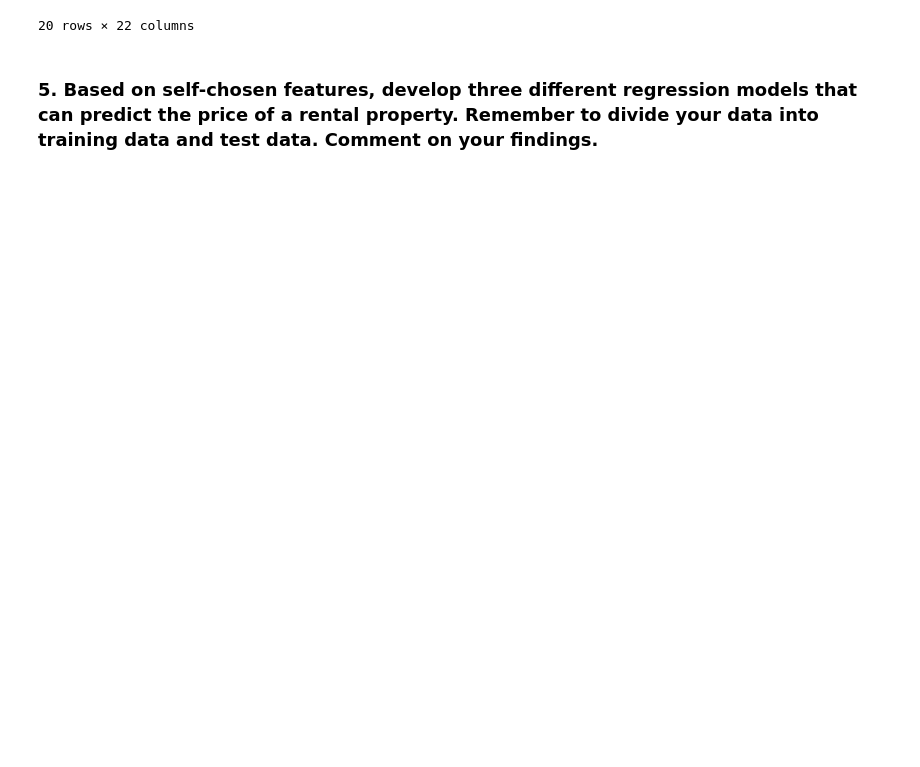
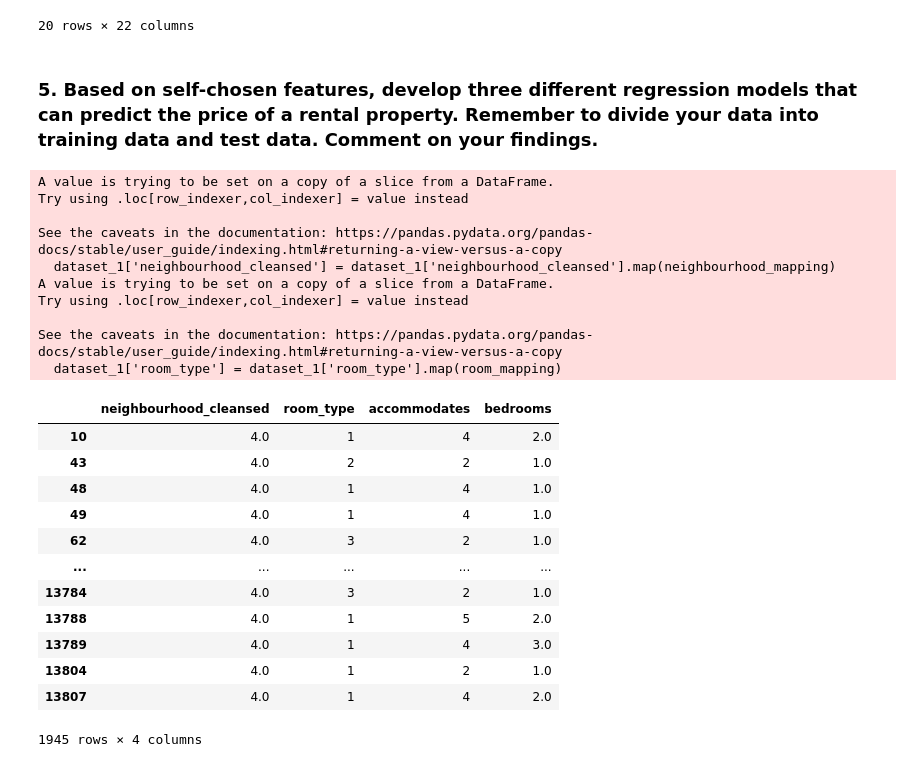
Before and after one commit to 00FA12/MAL-1, a Jupyter notebook: 1. Getting started - Copenhagen Airbnb.ipynb, the cells around one changed output. Drawn from its saved outputs; the diff is of its cells as text; code cells hidden in the pictures; blank space fills up the shorter version.

```diff
--- a/1. Getting started - Copenhagen Airbnb.ipynb
+++ b/1. Getting started - Copenhagen Airbnb.ipynb
@@ -225,3 +280,70 @@ merged_stats.reset_index().head(20)
 20 rows × 22 columns
 # %% [markdown]
   ### 5. Based on self-chosen features, develop three different regression models that can predict the price of a rental property. Remember to divide your data into training data and test data. Comment on your findings.
+# %%
+# Selecting only the wanted rows
+dataset_1 = data_filtered[["neighbourhood_cleansed", "price", "room_type", "accommodates", "bedrooms"]]
+
+# Mapping neighbourhoods to numbers
+
+neighbourhood_mapping = {
+    'Nrrebro': 1,
+    'Indre By': 2,
+    'Vesterbro-Kongens Enghave': 3,
+    'amager': 4,
+    'Frederiksberg': 5,
+    'Valby': 6,
+    'Bispebjerg': 7,
+    'Vanlse': 8,
+    'Brnshj-Husum': 9
+}
+
+# Mapping room types to numbers
+
+room_mapping = {
+    'Entire home/apt' : 1,
+    'Shared room': 2,
+    'Private room': 3,
+    'Hotel room': 4,
+}
+
+# Apply the mapping to the 'neighbourhood_cleansed' column
+dataset_1['neighbourhood_cleansed'] = dataset_1['neighbourhood_cleansed'].map(neighbourhood_mapping)
+
+# Apply the mapping to the 'room_type' column
+
+dataset_1['room_type'] = dataset_1['room_type'].map(room_mapping)
+
+dataset_1 = dataset_1.dropna()
+
+# Our target variable is price
+labels1 = dataset_1["price"]
+
+data1 = dataset_1.drop(['price'], axis='columns')
+
+# Resulting dataset
+data1
+# %% [output]
+A value is trying to be set on a copy of a slice from a DataFrame.
+Try using .loc[row_indexer,col_indexer] = value instead
+
+See the caveats in the documentation: https://pandas.pydata.org/pandas-docs/stable/user_guide/indexing.html#returning-a-view-versus-a-copy
+  dataset_1['neighbourhood_cleansed'] = dataset_1['neighbourhood_cleansed'].map(neighbourhood_mapping)
+A value is trying to be set on a copy of a slice from a DataFrame.
+Try using .loc[row_indexer,col_indexer] = value instead
+
+See the caveats in the documentation: https://pandas.pydata.org/pandas-docs/stable/user_guide/indexing.html#returning-a-view-versus-a-copy
+  dataset_1['room_type'] = dataset_1['room_type'].map(room_mapping)
+|  | neighbourhood_cleansed | room_type | accommodates | bedrooms |
+| 10 | 4.0 | 1 | 4 | 2.0 |
+| 43 | 4.0 | 2 | 2 | 1.0 |
+| 48 | 4.0 | 1 | 4 | 1.0 |
+| 49 | 4.0 | 1 | 4 | 1.0 |
+| 62 | 4.0 | 3 | 2 | 1.0 |
+| ... | ... | ... | ... | ... |
+| 13784 | 4.0 | 3 | 2 | 1.0 |
+| 13788 | 4.0 | 1 | 5 | 2.0 |
+| 13789 | 4.0 | 1 | 4 | 3.0 |
+| 13804 | 4.0 | 1 | 2 | 1.0 |
+| 13807 | 4.0 | 1 | 4 | 2.0 |
+1945 rows × 4 columns
```
Also changed, not shown: parts of 9 cells of this notebook.
